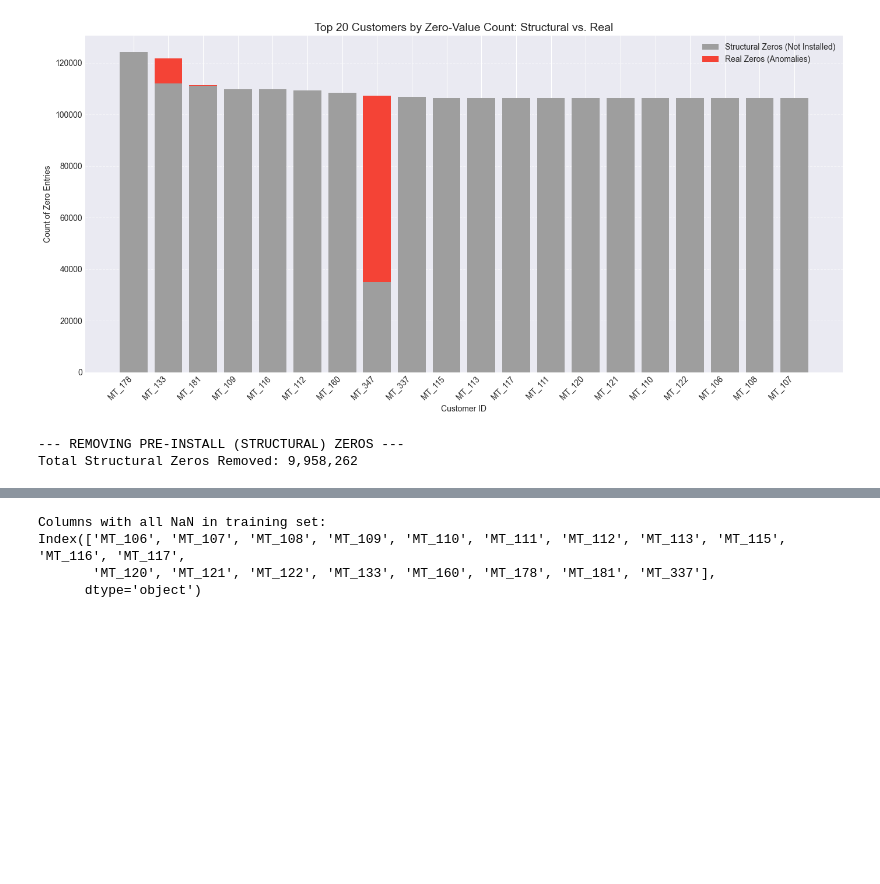
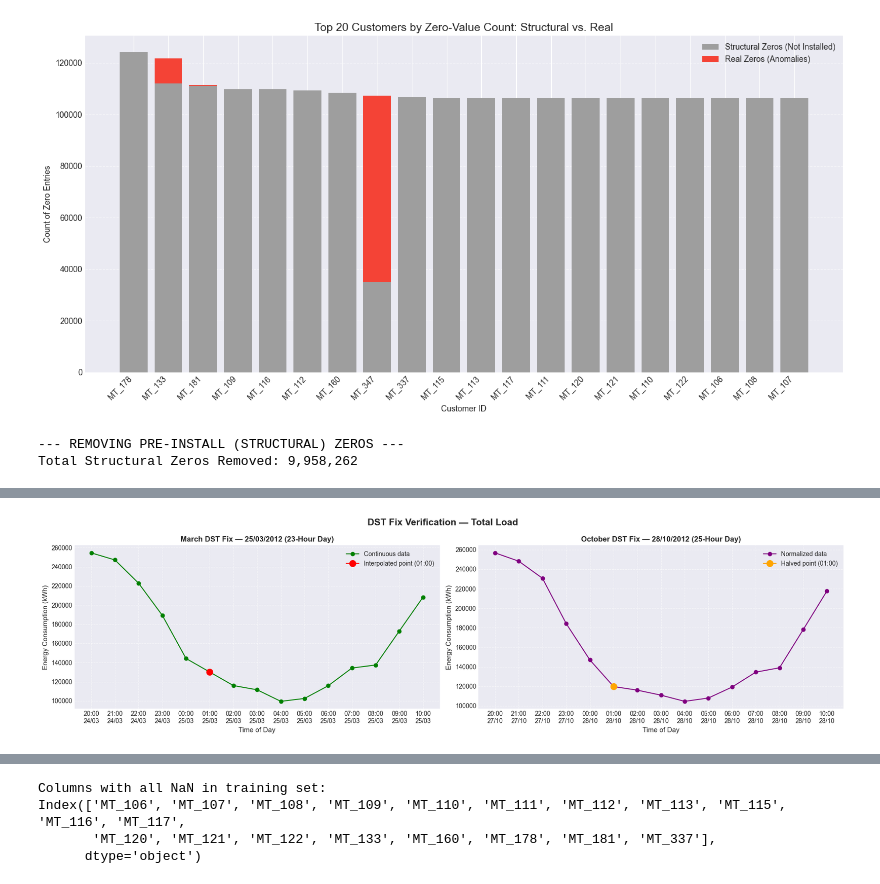
Before and after one commit to Dai-Nguyen1506/Electricity-Load-Diagrams, a Jupyter notebook: notebooks/03_preprocessing.ipynb, the cells around one changed output, grey strips where cells are left out. Saved outputs shown, nothing was run; the diff lists cells and outputs as text; code cells hidden in the pictures; blank space fills up the shorter version.

```diff
--- a/notebooks/03_preprocessing.ipynb
+++ b/notebooks/03_preprocessing.ipynb
@@ -171,0 +259,49 @@ Total Structural Zeros Removed: 9,958,262
+# %%
+'''
+    DST VERIFICATION PLOTS
+Left:  March 2012  — interpolated missing hour
+Right: October 2012 — halved duplicate hour
+'''
+
+# March window
+df_mar = df_hourly.loc['2012-03-24 20:00:00':'2012-03-25 10:00:00']
+interp_point = pd.Timestamp('2012-03-25 01:00:00')
+
+# October window
+df_oct = df_hourly.loc['2012-10-27 20:00:00':'2012-10-28 10:00:00']
+div_point = pd.Timestamp('2012-10-28 01:00:00')
+
+# FIGURE
+fig, (ax1, ax2) = plt.subplots(1, 2, figsize=(18, 5))
+fig.suptitle('DST Fix Verification — Total Load', fontsize=15, fontweight='bold')
+
+# LEFT: March (interpolated point)
+ax1.plot(df_mar.index, df_mar['total_load'],
+         marker='o', linestyle='-', color='green', label='Continuous data')
+ax1.plot(interp_point, df_hourly.loc[interp_point, 'total_load'],
+         marker='o', markersize=10, color='red', label='Interpolated point (01:00)')
+ax1.set_title('March DST Fix — 25/03/2012 (23-Hour Day)', fontsize=12, fontweight='bold')
+ax1.set_xlabel('Time of Day', fontsize=11)
+ax1.set_ylabel('Energy Consumption (kWh)', fontsize=11)
+ax1.xaxis.set_major_formatter(mdates.DateFormatter('%H:%M\n%d/%m'))
+ax1.xaxis.set_major_locator(mdates.HourLocator(interval=1))
+ax1.legend()
+ax1.grid(True, linestyle='--', alpha=0.6)
+
+# RIGHT: October (halved point)
+ax2.plot(df_oct.index, df_oct['total_load'],
+         marker='o', linestyle='-', color='purple', label='Normalized data')
+ax2.plot(div_point, df_hourly.loc[div_point, 'total_load'],
+         marker='o', markersize=10, color='orange', label='Halved point (01:00)')
+ax2.set_title('October DST Fix — 28/10/2012 (25-Hour Day)', fontsize=12, fontweight='bold')
+ax2.set_xlabel('Time of Day', fontsize=11)
+ax2.set_ylabel('Energy Consumption (kWh)', fontsize=11)
+ax2.xaxis.set_major_formatter(mdates.DateFormatter('%H:%M\n%d/%m'))
+ax2.xaxis.set_major_locator(mdates.HourLocator(interval=1))
+ax2.legend()
+ax2.grid(True, linestyle='--', alpha=0.6)
+
+plt.tight_layout()
+plt.show()
+# %% [output]
+[figure, added]
```
Also changed, not shown: parts of 33 cells of this notebook.
